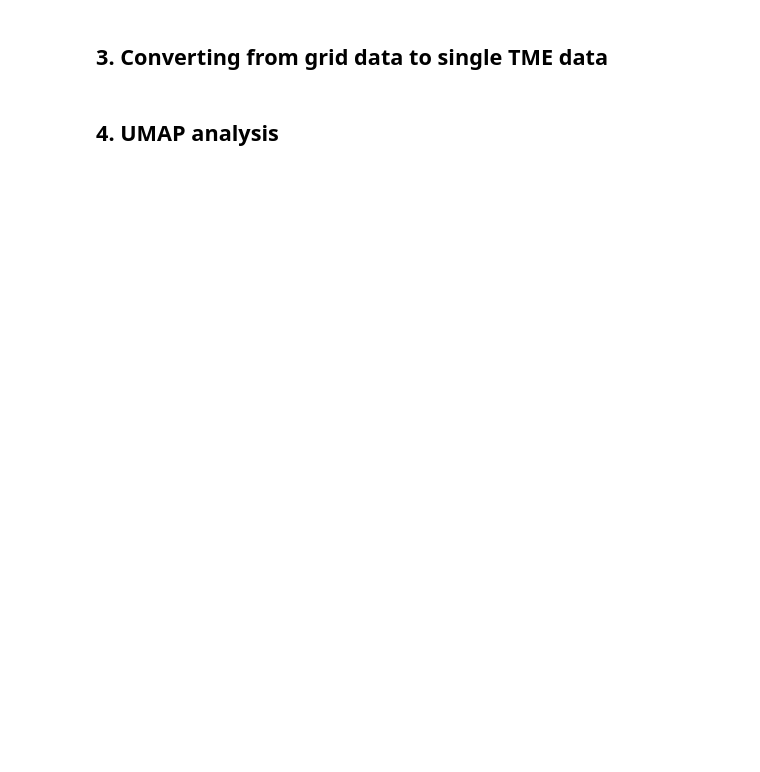
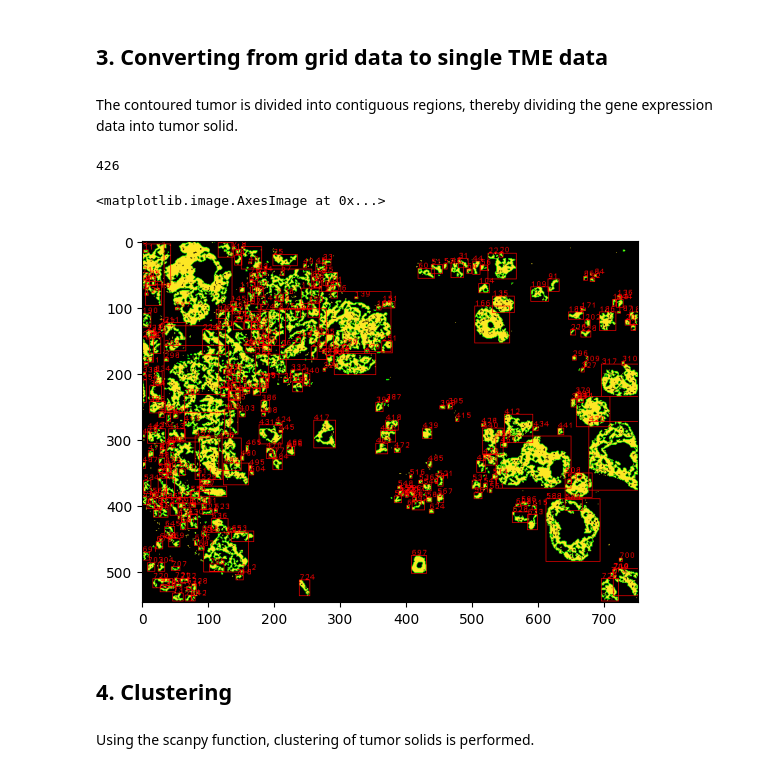
Before and after one commit to shusakai/skny, a Jupyter notebook: docs/notebooks/single-TME_analysis.ipynb, the cells around one changed output. Saved outputs shown, nothing was run; the diff lists cells and outputs as text; code cells hidden in the pictures; blank space fills up the shorter version.

```diff
--- a/docs/notebooks/single-TME_analysis.ipynb
+++ b/docs/notebooks/single-TME_analysis.ipynb
@@ -35,4 +38,6 @@ N_ROW = len(grid.uns["grid_yedges"]) - 1
 N_COL = len(grid.uns["grid_xedges"]) - 1
 # %% [markdown]
 ## 3. Converting from grid data to single TME data
+# %% [markdown]
+The contoured tumor is divided into contiguous regions, thereby dividing the gene expression data into tumor solid.
 # %%
@@ -40,4 +46,19 @@ N_COL = len(grid.uns["grid_xedges"]) - 1
 solid = sk.pp.convert_indivisual_solid(grid)
+# %%
+# The number of tumor solid
+len(solid.obs)
+# %% [output]
+426
+# %%
+# plot tumor solids
+plt.imshow(
+    cv2.cvtColor(solid.uns["indivisual_tumor_solid"], cv2.COLOR_BGR2RGB)
+)
+# %% [output]
+<matplotlib.image.AxesImage at 0x...>
+[figure, added]
 # %% [markdown]
-## 4. UMAP analysis
+## 4. Clustering
+# %% [markdown]
+Using the scanpy function, clustering of tumor solids is performed.
 # %%
```
Also changed, not shown: parts of 30 cells of this notebook, 2 other files.
